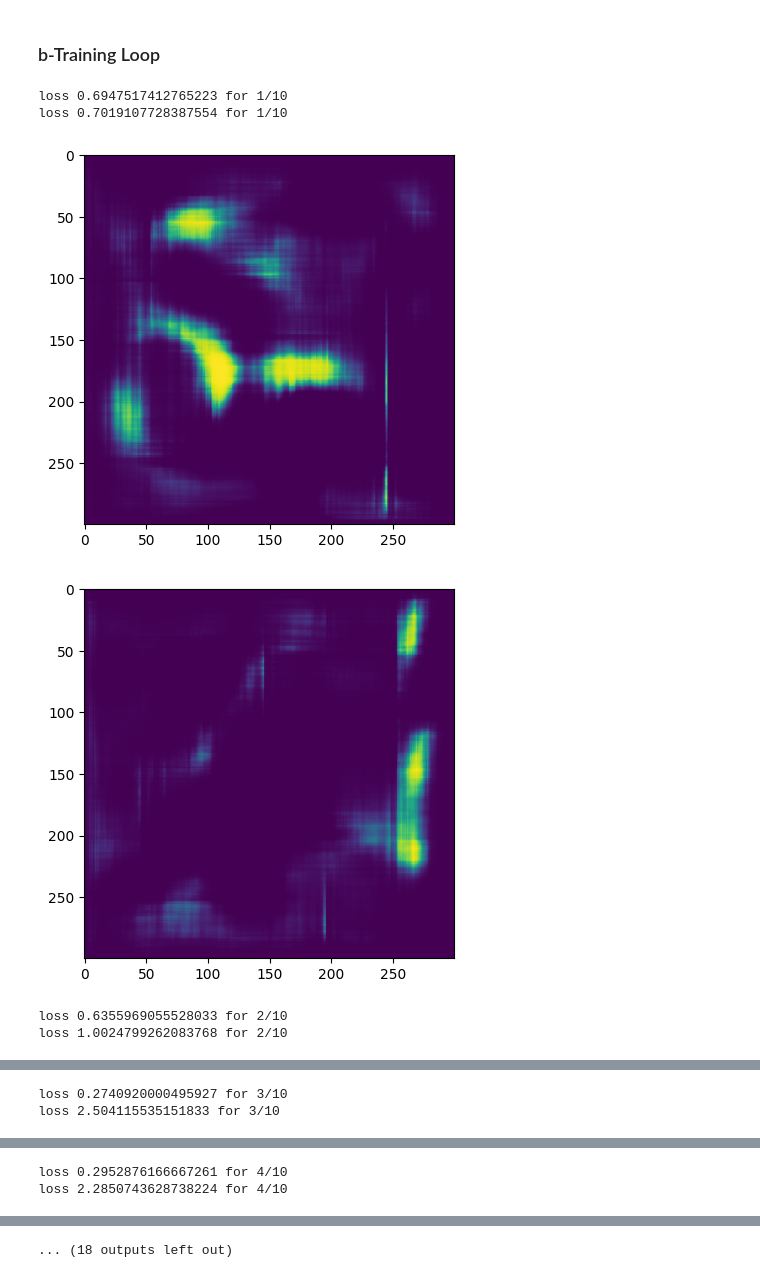
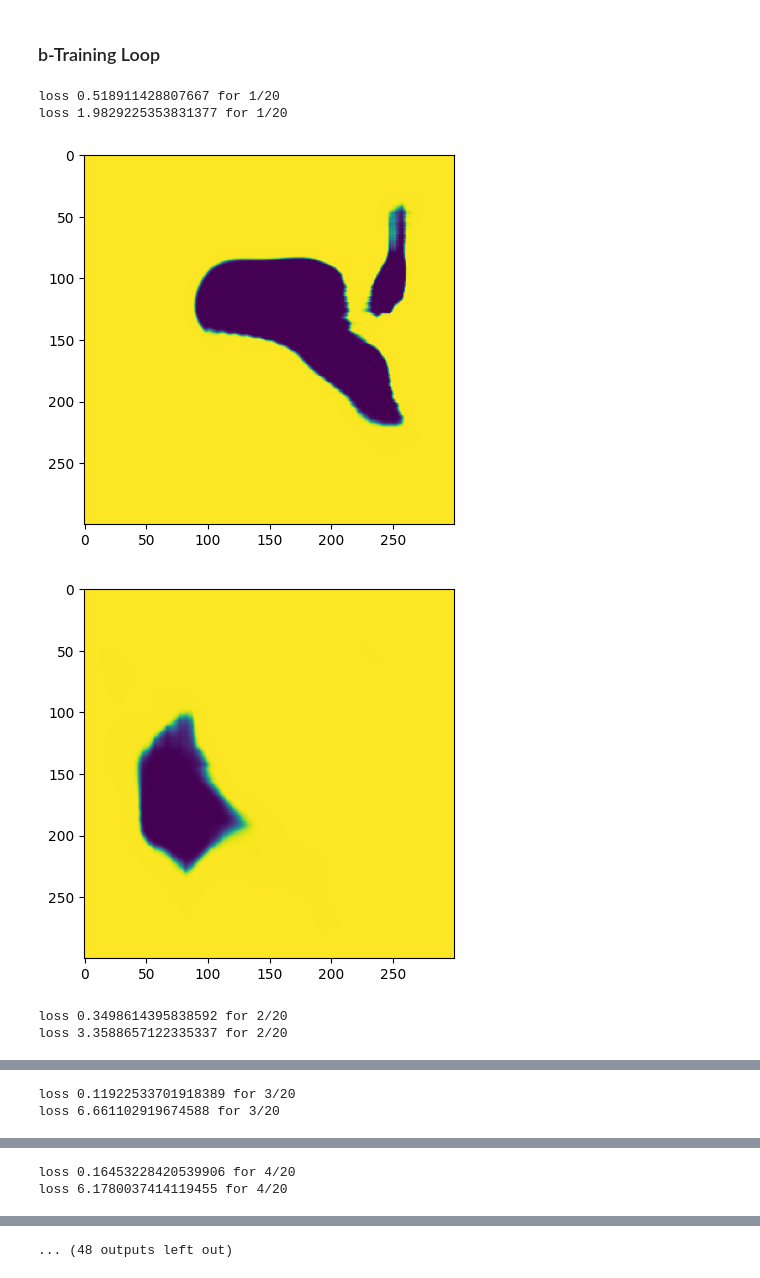
Before and after one commit to anouarcrafting/kaggle_projects, a Jupyter notebook: dataset-and-model-of-handwritten-text.ipynb, the cells around one changed output, grey strips where cells are left out. Saved outputs shown, nothing was run; the diff lists cells and outputs as text; code cells hidden in the pictures.

```diff
--- a/dataset-and-model-of-handwritten-text.ipynb
+++ b/dataset-and-model-of-handwritten-text.ipynb
@@ -126,7 +126,7 @@ class Char_dataset(Dataset):
 # %%
 input_size=162
 batch_size=128
-n_epochs=10
+n_epochs=20
 device="cuda" if torch.cuda.is_available() else "cpu"
 # %%
 char_data=Char_dataset()
@@ -197,8 +197,8 @@ image_array.shape
 # %%
 criterion=nn.BCELoss()
 # %%
-disc_optimizer=optim.Adam(params=discriminator.parameters(),lr=0.0001)
-gen_optimizer=optim.Adam(params=generator.parameters(),lr=0.0001)
+disc_optimizer=optim.Adam(params=discriminator.parameters(),lr=0.0008)
+gen_optimizer=optim.Adam(params=generator.parameters(),lr=0.001)
 # %% [markdown]
 ### b-Training Loop
 # %%
@@ -261,36 +261,37 @@ for epoch in range(n_epochs):
         discriminator_loss += disc_loss.item()
         #setting gradiant of generator at zero
         gen_optimizer.zero_grad()
         #generator loss
         pred=discriminator(fake_images_classes)
         labels=torch.ones((real_images.shape[0],1))
         labels=labels.to(device)
         gen_loss=criterion(pred,labels)
         gen_loss.backward()
         #updating generator params
         gen_optimizer.step()
         generator_loss += gen_loss.item()
     epoch_disc_loss = discriminator_loss / len(char_loader)
     epoch_gen_loss = generator_loss / len(char_loader)
     print(f'loss {epoch_disc_loss} for {epoch+1}/{n_epochs}')
     print(f'loss {epoch_gen_loss} for {epoch+1}/{n_epochs}')
     #testing generated images
     noise=np.random.randn(2,100)
     images_class=encoder.transform([[0],[23]]).toarray()
     images_array=generator(torch.from_numpy(np.concatenate((noise,images_class),axis=1)).float().to(device)).detach().to('cpu').numpy()
     i=0 #is the index of current image
     for image in images_array:
         image=image.reshape((300,300))*255
         image=image.astype('uint8')
         raw_image=Image.fromarray(image)
         raw_image.save("image"+str(i)+"_epoch_"+str(epoch+1)+".png")
+        i+=1
         plt.imshow(image)
         plt.show()
     #train_l.append(epoch_loss)
 # %% [output]
-loss 0.6947517412765223 for 1/10
-loss 0.7019107728387554 for 1/10
+loss 0.518911428807667 for 1/20
+loss 1.9829225353831377 for 1/20
-[figure, old version]
+[figure, new version]
-[figure, old version]
+[figure, new version]
-loss 0.6355969055528033 for 2/10
-loss 1.0024799262083768 for 2/10
+loss 0.3498614395838592 for 2/20
+loss 3.3588657122335337 for 2/20
@@ -299,2 +300,2 @@ loss 1.0024799262083768 for 2/10
-loss 0.2740920000495927 for 3/10
-loss 2.504115535151833 for 3/10
+loss 0.11922533701918389 for 3/20
+loss 6.661102919674588 for 3/20
@@ -303,2 +304,2 @@ loss 2.504115535151833 for 3/10
-loss 0.2952876166667261 for 4/10
-loss 2.2850743628738224 for 4/10
+loss 0.16453228420539906 for 4/20
+loss 6.1780037414119455 for 4/20
@@ -307,4 +308,4 @@ loss 2.2850743628738224 for 4/10
-... (18 outputs left out)
+... (48 outputs left out)
 # %%
 Image.fromarray(image_array)
 # %% [output]
```
Also changed, not shown: parts of 5 cells of this notebook.
